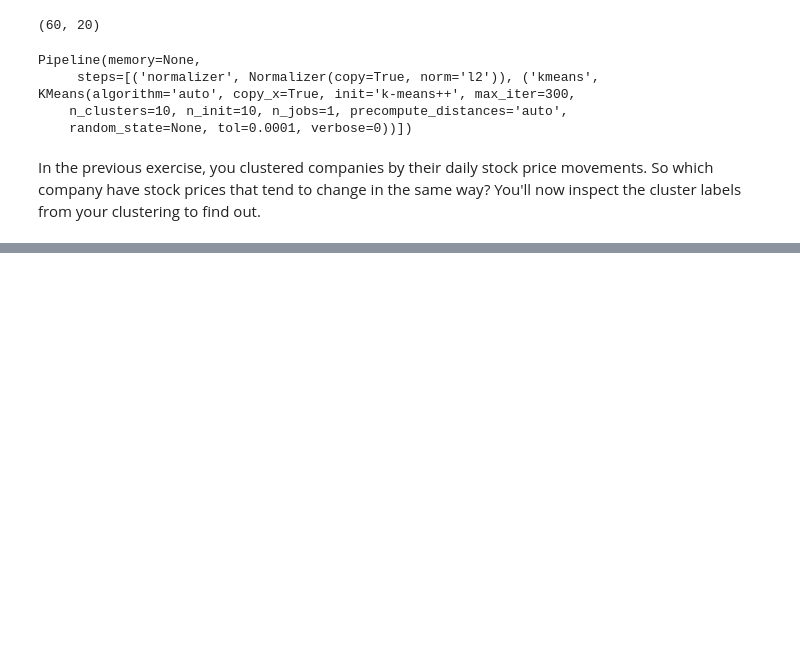
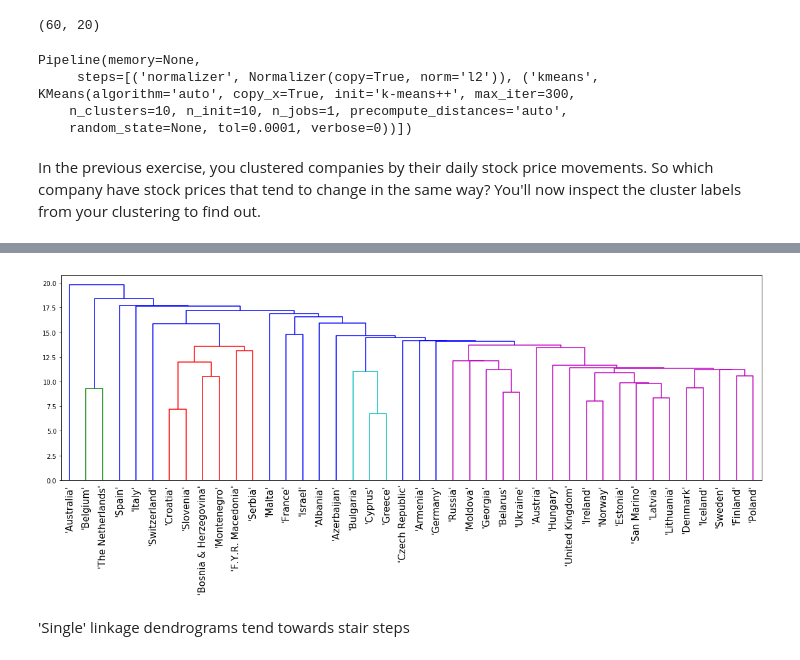
Before and after one commit to alsnkline/Springb, a Jupyter notebook: Reference/SB DC Unsupervised Learning.ipynb, the cells around one changed output, grey strips where cells are left out. Cells and saved outputs as stored; diff of their text form; code cells hidden in the pictures; blank space fills up the shorter version.

```diff
--- a/Reference/SB DC Unsupervised Learning.ipynb
+++ b/Reference/SB DC Unsupervised Learning.ipynb
@@ -350,0 +411,3 @@ print(df.sort_values('labels'))
+# %%
+eurosong = pd.read_csv('data/ml_clustering_eurosong.csv',delimiter=",",names=[x for x in range(26)])
+eurosong.head()
@@ -350,0 +422,20 @@ print(df.sort_values('labels'))
+# %%
+# Perform the necessary imports
+import matplotlib.pyplot as plt
+from scipy.cluster.hierarchy import linkage, dendrogram
+import matplotlib.pyplot as plt
+
+# Calculate the linkage: mergings
+mergings = linkage(eurosong, method='single')
+
+# Plot the dendrogram
+dendrogram(mergings,
+           labels=eurosong.index,
+           leaf_rotation=90,
+           leaf_font_size=6,)
+plt.tick_params(axis='x', which='major', labelsize=15)
+plt.show()
+# %% [output]
+[figure, added]
+# %% [markdown]
+'Single' linkage dendrograms tend towards stair steps
```
Also changed, not shown: parts of 59 cells of this notebook, 5 other files.
